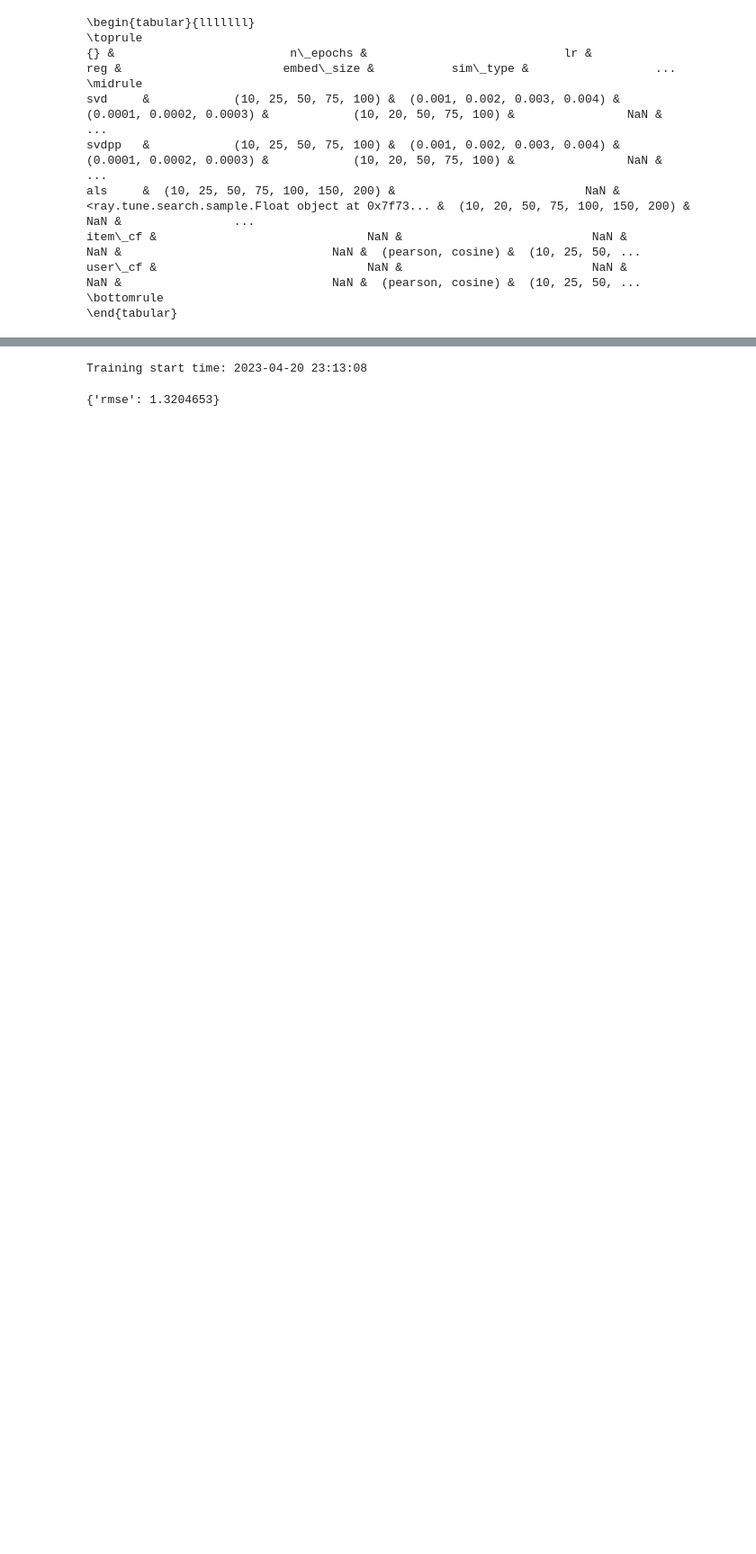
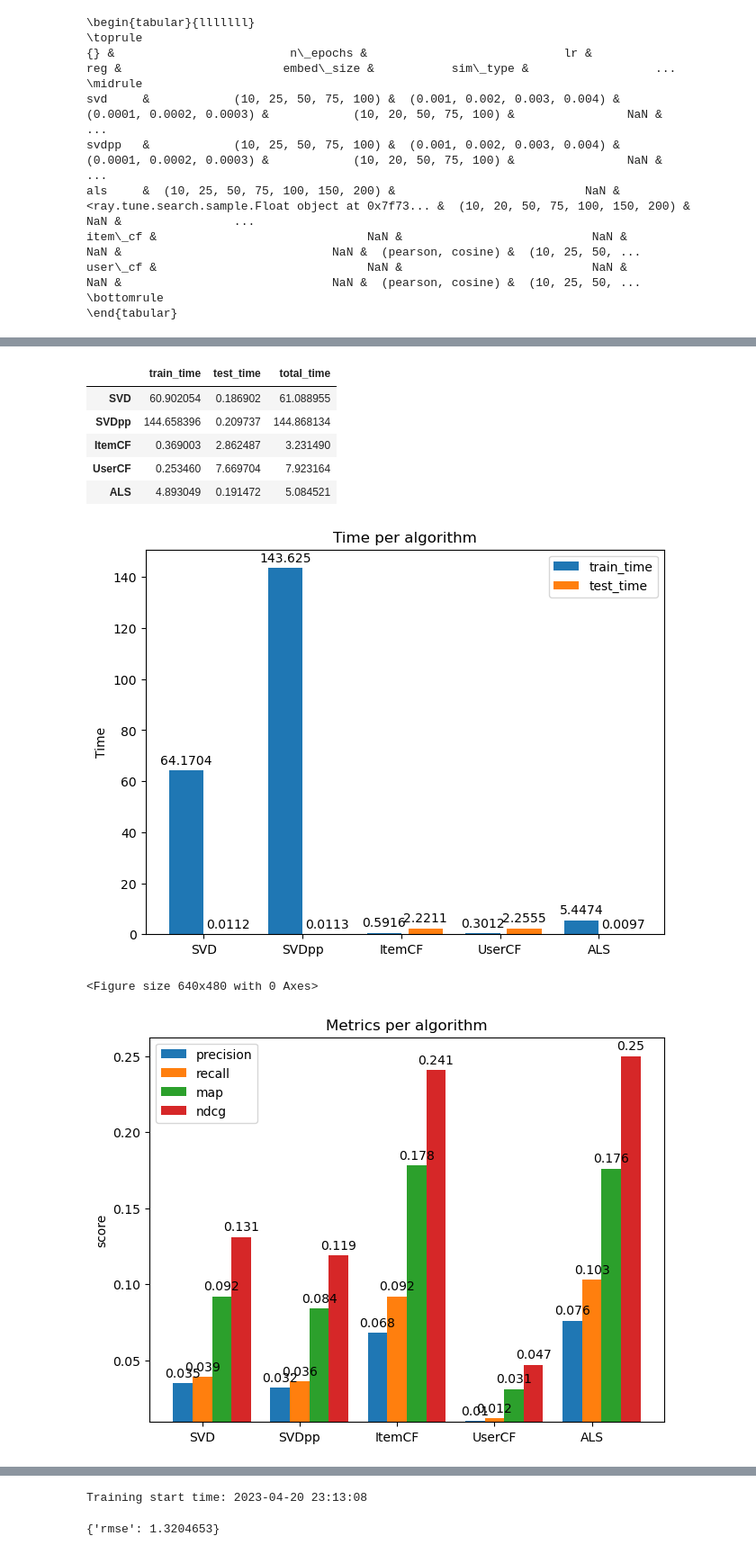
Before and after one commit to MichM072/ScriptieRec, a Jupyter notebook: scriptie-recsys.ipynb, the cells around one changed output, grey strips where cells are left out. Shown: that part at 90% size. Saved outputs shown, nothing was run; the diff lists cells and outputs as text; code cells hidden in the pictures; blank space fills up the shorter version.

```diff
--- a/scriptie-recsys.ipynb
+++ b/scriptie-recsys.ipynb
@@ -2312,0 +2470,12 @@ model_results_chrono(test_run5, plot_name="plot_rating2")
+# %%
+final_results2 = {}
+evaluation_results = {}
+for task in ['rating', 'ranking']:
+    final_experiment, evaluation_results[task], details = run_experiment_final2(df_data,
+                                           preset_parameters = preset_parameters,
+                                           save=True,
+                                           experiment_name=f'final_run2_{task}',
+                                           split=[0.8, 0.1, 0.1],
+                                           task=task,
+                                                 )
+    final_results2[task] = (final_experiment, details)
@@ -2312,0 +2523,14 @@ model_results_chrono(test_run5, plot_name="plot_rating2")
+# %%
+from IPython.display import display
+for task in ['rating', 'ranking']:
+    model_results_chrono(final_results2[task][0], plot_name=f"plot2_{task}", model_time=True, round_floats=3)
+    prameter_dataframe = pd.DataFrame.from_dict(final_results2[task][1]['parameters'], orient='index')
+    results_dataframe = pd.DataFrame.from_dict(final_results2[task][0], orient='index').join(prameter_dataframe)
+    results_dataframe['total_time'] = results_dataframe['train_time'] + results_dataframe['test_time']
+    time_dataframe = results_dataframe[['train_time', 'test_time', 'total_time']]
+
+    print(f'{task}:')
+    display(prameter_dataframe)
+    display(results_dataframe)
+    display(time_dataframe)
+# %% [output]
@@ -2312,0 +2569,9 @@ model_results_chrono(test_run5, plot_name="plot_rating2")
+|  | train_time | test_time | total_time |
+| SVD | 60.902054 | 0.186902 | 61.088955 |
+| SVDpp | 144.658396 | 0.209737 | 144.868134 |
+| ItemCF | 0.369003 | 2.862487 | 3.231490 |
+| UserCF | 0.253460 | 7.669704 | 7.923164 |
+| ALS | 4.893049 | 0.191472 | 5.084521 |
+[figure, added]
+<Figure size 640x480 with 0 Axes>
+[figure, added]
```
Also changed, not shown: parts of 10 cells of this notebook.
